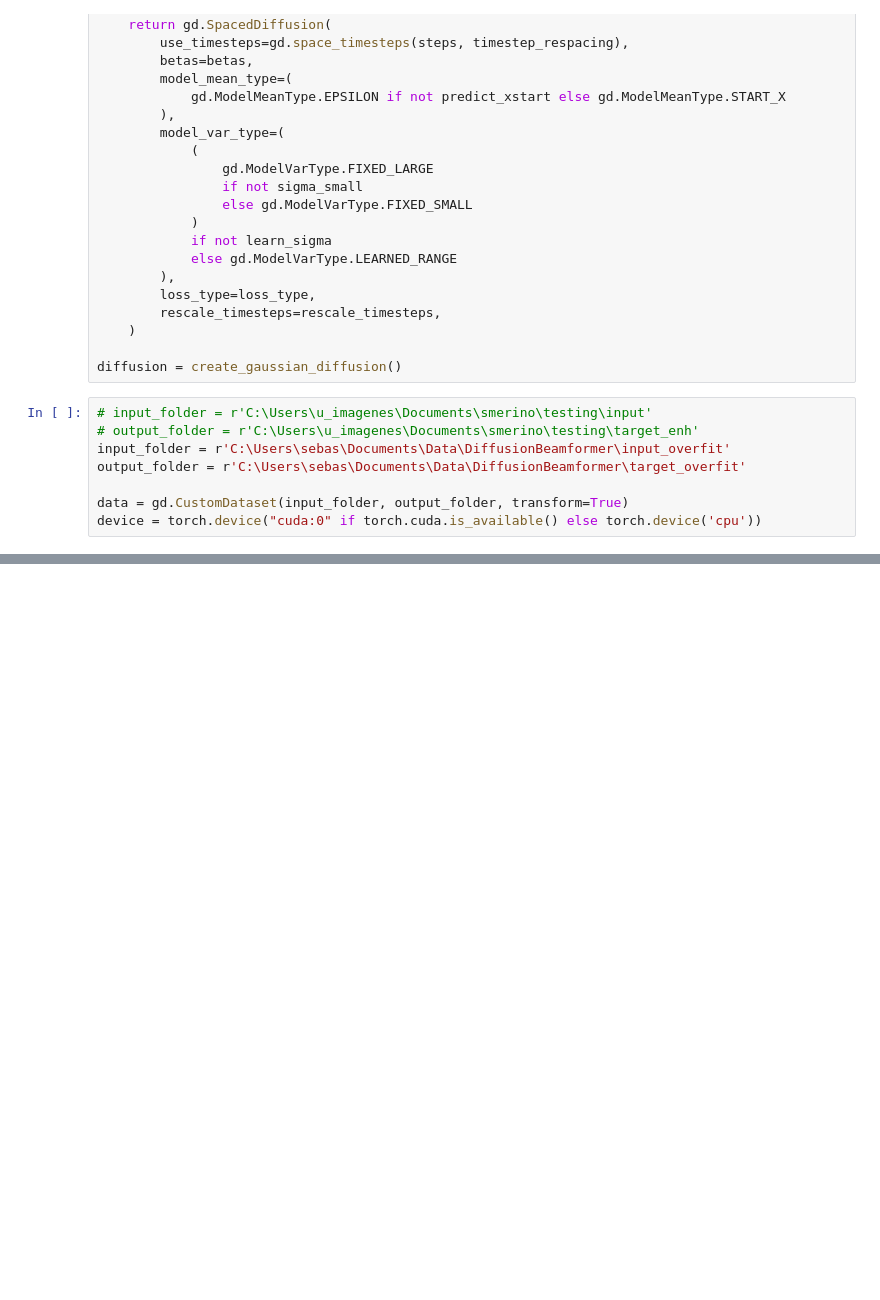
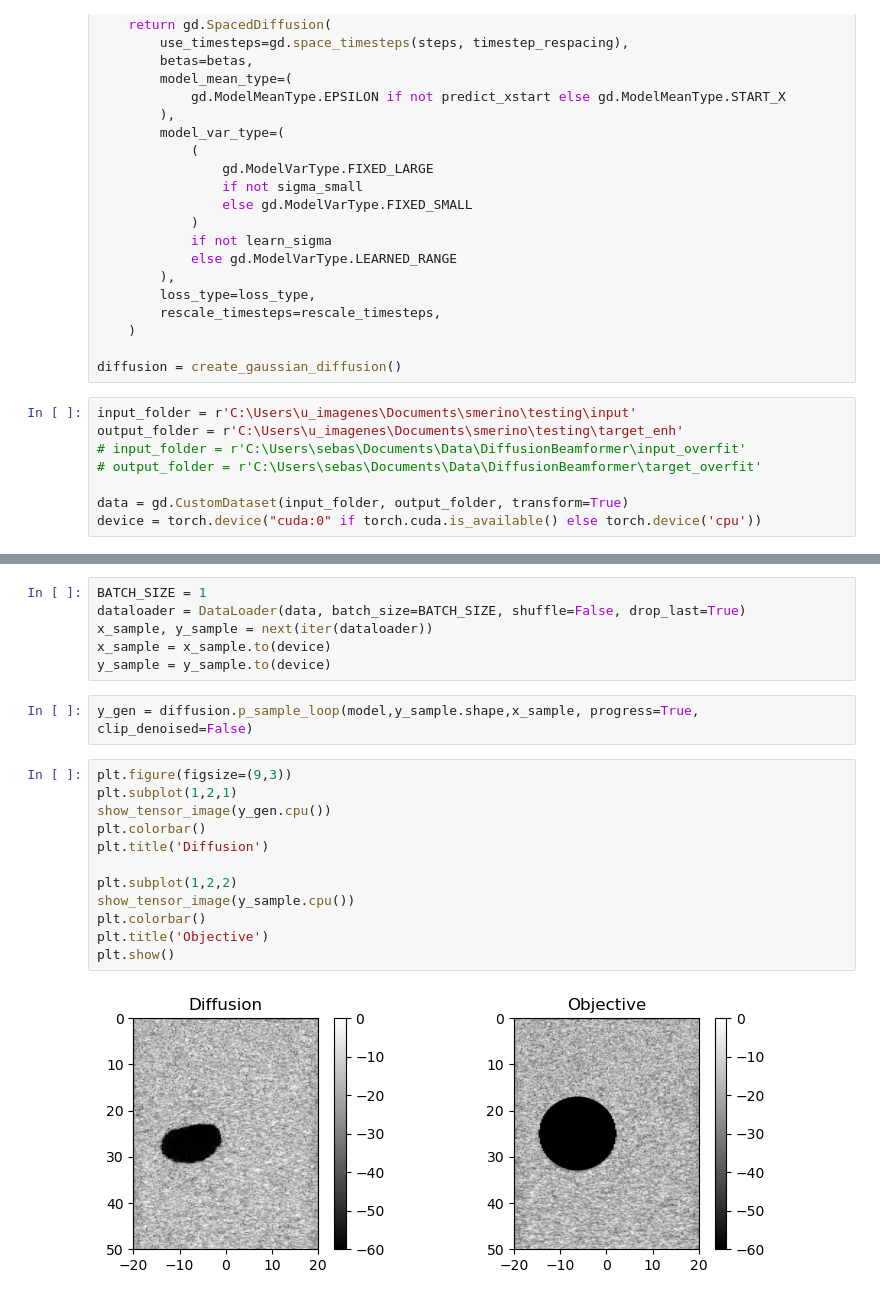
Before and after one commit to SebastianMerino/DiffusionBeamformer, a Jupyter notebook: test.ipynb, the cells around one changed output, grey strips where cells are left out. Saved outputs shown, nothing was run; the diff lists cells and outputs as text; blank space fills up the shorter version.

```diff
--- a/test.ipynb
+++ b/test.ipynb
@@ -49,10 +49,10 @@ def create_gaussian_diffusion(
 
 diffusion = create_gaussian_diffusion()
 # %%
-# input_folder = r'C:\Users\u_imagenes\Documents\smerino\testing\input'
-# output_folder = r'C:\Users\u_imagenes\Documents\smerino\testing\target_enh'
-input_folder = r'C:\Users\sebas\Documents\Data\DiffusionBeamformer\input_overfit'
-output_folder = r'C:\Users\sebas\Documents\Data\DiffusionBeamformer\target_overfit'
+input_folder = r'C:\Users\u_imagenes\Documents\smerino\testing\input'
+output_folder = r'C:\Users\u_imagenes\Documents\smerino\testing\target_enh'
+# input_folder = r'C:\Users\sebas\Documents\Data\DiffusionBeamformer\input_overfit'
+# output_folder = r'C:\Users\sebas\Documents\Data\DiffusionBeamformer\target_overfit'
 
 data = gd.CustomDataset(input_folder, output_folder, transform=True)
 device = torch.device("cuda:0" if torch.cuda.is_available() else torch.device('cpu'))
@@ -69,0 +70,22 @@ FileNotFoundError: [Errno 2] No such file or directory: '.\\weights\\v12\\model_
+# %%
+BATCH_SIZE = 1
+dataloader = DataLoader(data, batch_size=BATCH_SIZE, shuffle=False, drop_last=True)
+x_sample, y_sample = next(iter(dataloader))
+x_sample = x_sample.to(device)
+y_sample = y_sample.to(device)
+# %%
+y_gen = diffusion.p_sample_loop(model,y_sample.shape,x_sample, progress=True, clip_denoised=False)
+# %%
+plt.figure(figsize=(9,3))
+plt.subplot(1,2,1)
+show_tensor_image(y_gen.cpu())
+plt.colorbar()
+plt.title('Diffusion')
+
+plt.subplot(1,2,2)
+show_tensor_image(y_sample.cpu())
+plt.colorbar()
+plt.title('Objective')
+plt.show()
+# %% [output]
+[figure, added]
```
Also changed, not shown: parts of 9 cells of this notebook, 4 other files.
